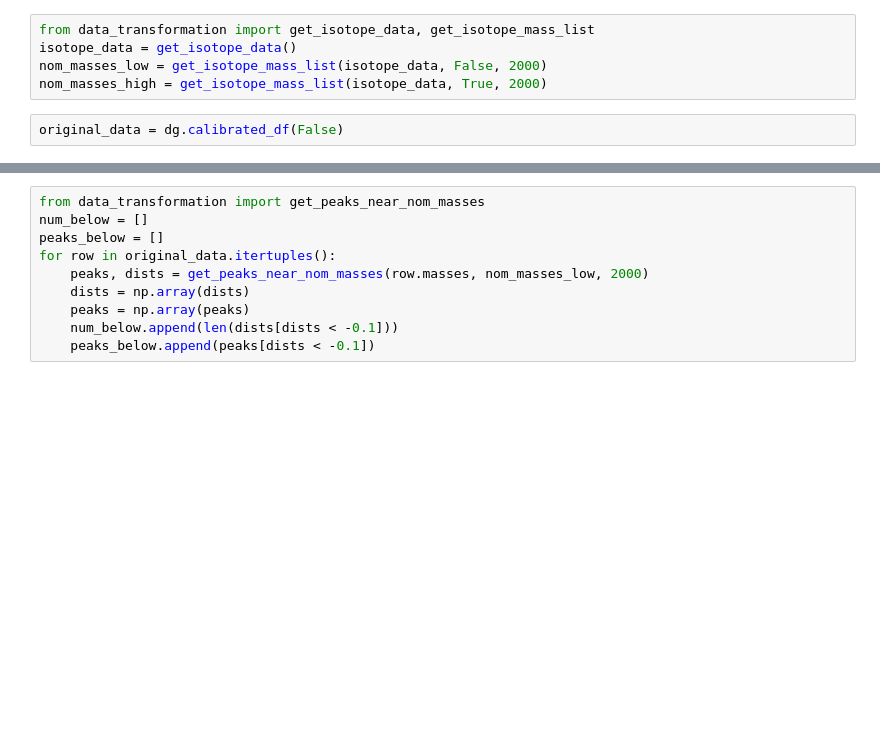
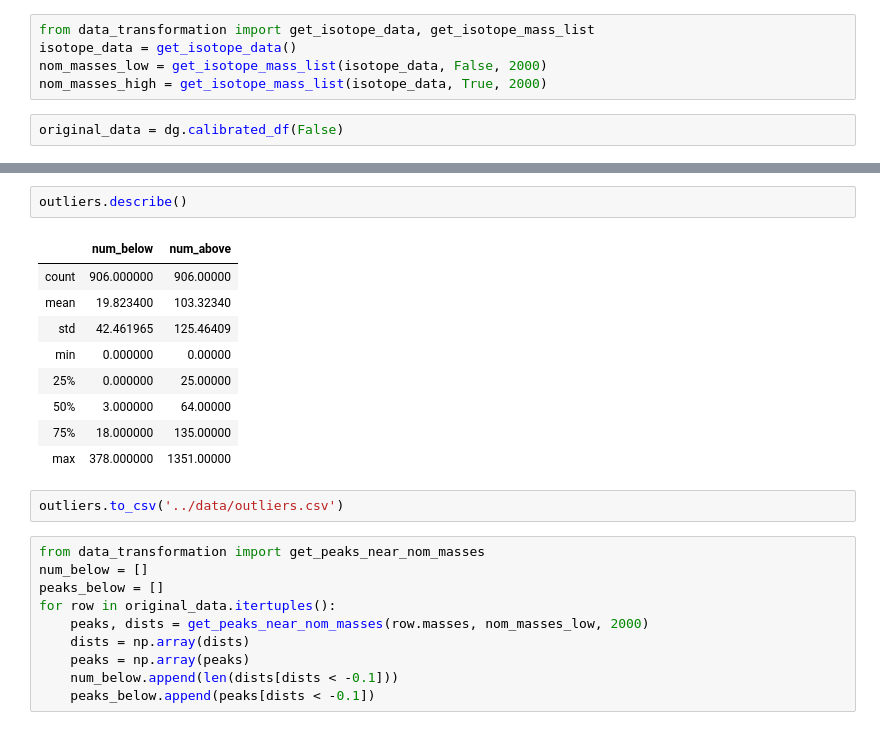
Before and after one commit to warrenregister/ToF_ML, a Jupyter notebook: notebooks/Graphing Error Manipulation.ipynb, the cells around one changed output, grey strips where cells are left out. Saved outputs shown, nothing was run; the diff lists cells and outputs as text; blank space fills up the shorter version.

```diff
--- a/notebooks/Graphing Error Manipulation.ipynb
+++ b/notebooks/Graphing Error Manipulation.ipynb
@@ -32,3 +90,17 @@ original_data = dg.calibrated_df(False)
+# %%
+outliers.describe()
+# %% [output]
+|  | num_below | num_above |
+| count | 906.000000 | 906.00000 |
+| mean | 19.823400 | 103.32340 |
+| std | 42.461965 | 125.46409 |
+| min | 0.000000 | 0.00000 |
+| 25% | 0.000000 | 25.00000 |
+| 50% | 3.000000 | 64.00000 |
+| 75% | 18.000000 | 135.00000 |
+| max | 378.000000 | 1351.00000 |
+# %%
+outliers.to_csv('../data/outliers.csv')
 # %%
 from data_transformation import get_peaks_near_nom_masses
 num_below = []
```
Also changed, not shown: parts of 9 cells of this notebook, 3 other files.
